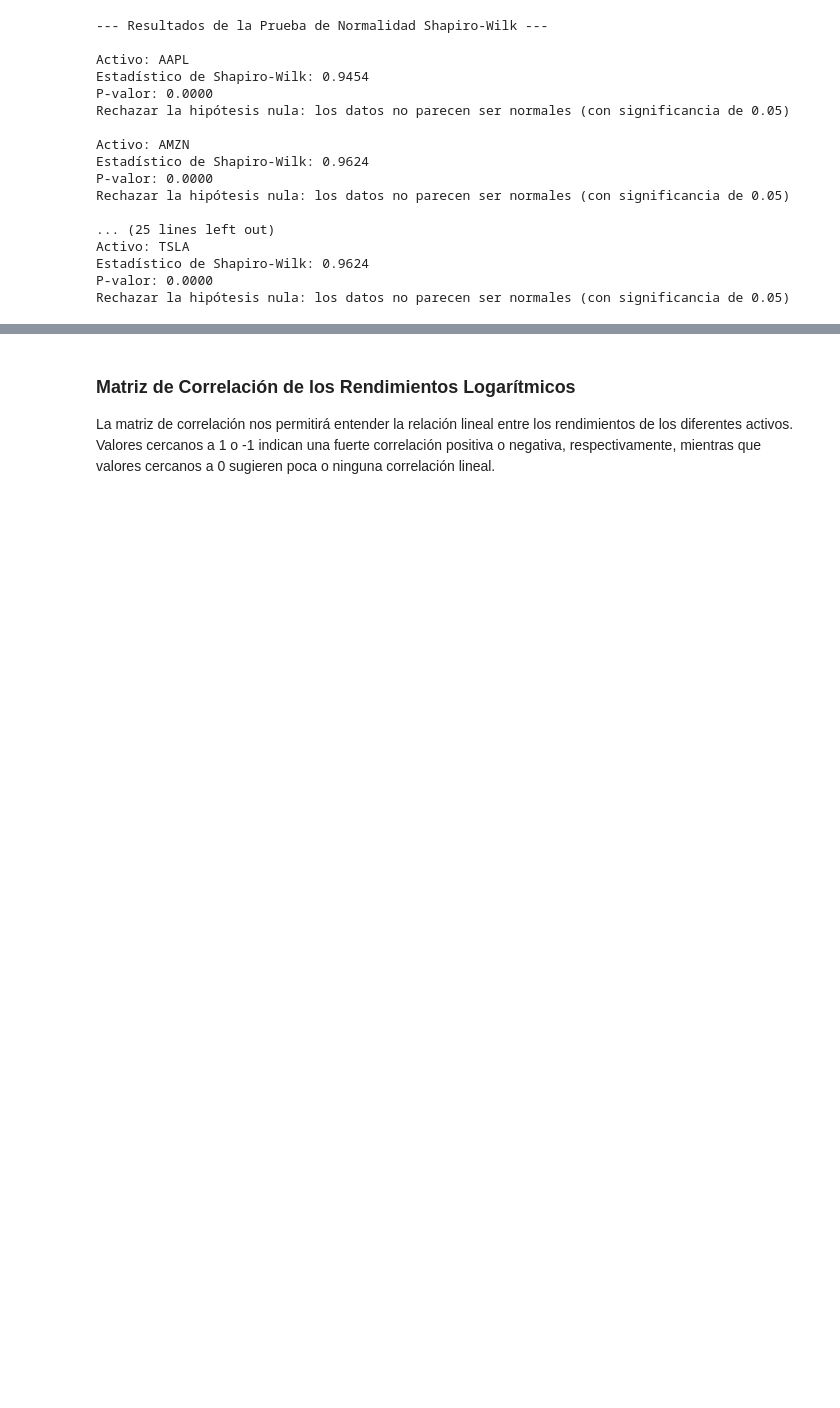
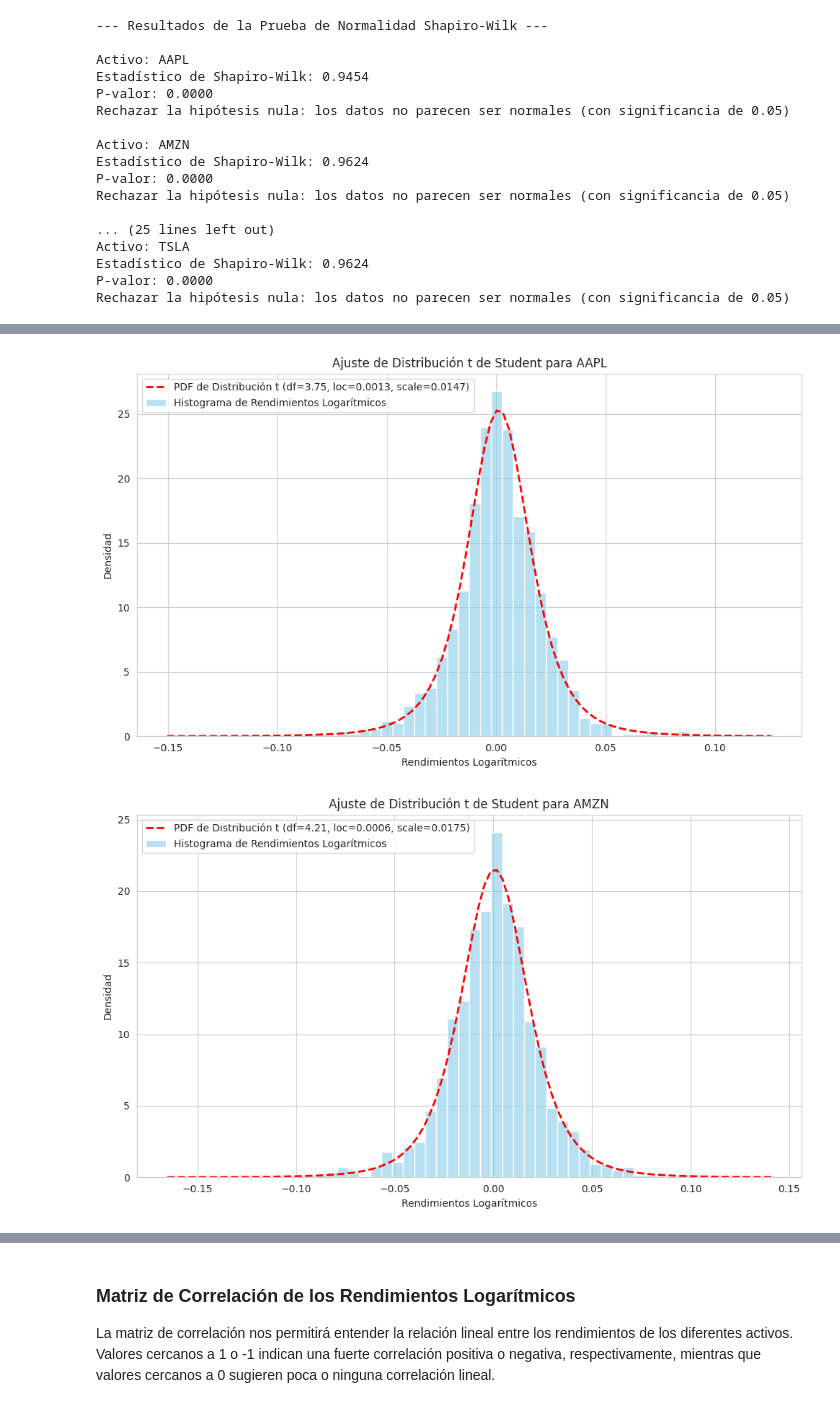
Before and after one commit to mcabeza-gif/Modelado-de-Datos, a Jupyter notebook: modelado_de_datos_.ipynb, the cells around one changed output, grey strips where cells are left out. Drawn from its saved outputs; the diff is of its cells as text; code cells hidden in the pictures; blank space fills up the shorter version.

```diff
--- a/modelado_de_datos_.ipynb
+++ b/modelado_de_datos_.ipynb
@@ -351,0 +426,40 @@ Rechazar la hipótesis nula: los datos no parecen ser normales (con significanci
+# %%
+import matplotlib.pyplot as plt
+import seaborn as sns
+from scipy.stats import t
+import numpy as np
+
+# Obtener la lista de tickers del DataFrame log_returns
+tech_tickers_from_data = log_returns.columns.tolist()
+
+# Crear un gráfico para cada ticker
+for ticker in tech_tickers_from_data:
+    plt.figure(figsize=(10, 6))
+
+    # Histogram for actual log returns
+    sns.histplot(log_returns[ticker], bins=50, kde=False, stat='density', alpha=0.6, color='skyblue', label='Histograma de Rendimientos Logarítmicos')
+
+    # Get fitted parameters for the current ticker
+    fitted_params = results_t_distribution[ticker]
+    df = fitted_params['df']
+    loc = fitted_params['loc']
+    scale = fitted_params['scale']
+
+    # Generate x values for the PDF
+    xmin, xmax = plt.xlim()
+    x = np.linspace(xmin, xmax, 100)
+
+    # Plot the fitted t-distribution PDF
+    pdf_t = t.pdf(x, df, loc, scale)
+    plt.plot(x, pdf_t, 'r--', lw=2, label=f'PDF de Distribución t (df={df:.2f}, loc={loc:.4f}, scale={scale:.4f})')
+
+    plt.title(f'Ajuste de Distribución t de Student para {ticker}')
+    plt.xlabel('Rendimientos Logarítmicos')
+    plt.ylabel('Densidad')
+    plt.legend()
+    plt.grid(True)
+    plt.tight_layout()
+    plt.show()
+# %% [output]
+[figure, added]
+[figure, added]
```
Also changed, not shown: parts of 23 cells of this notebook.
